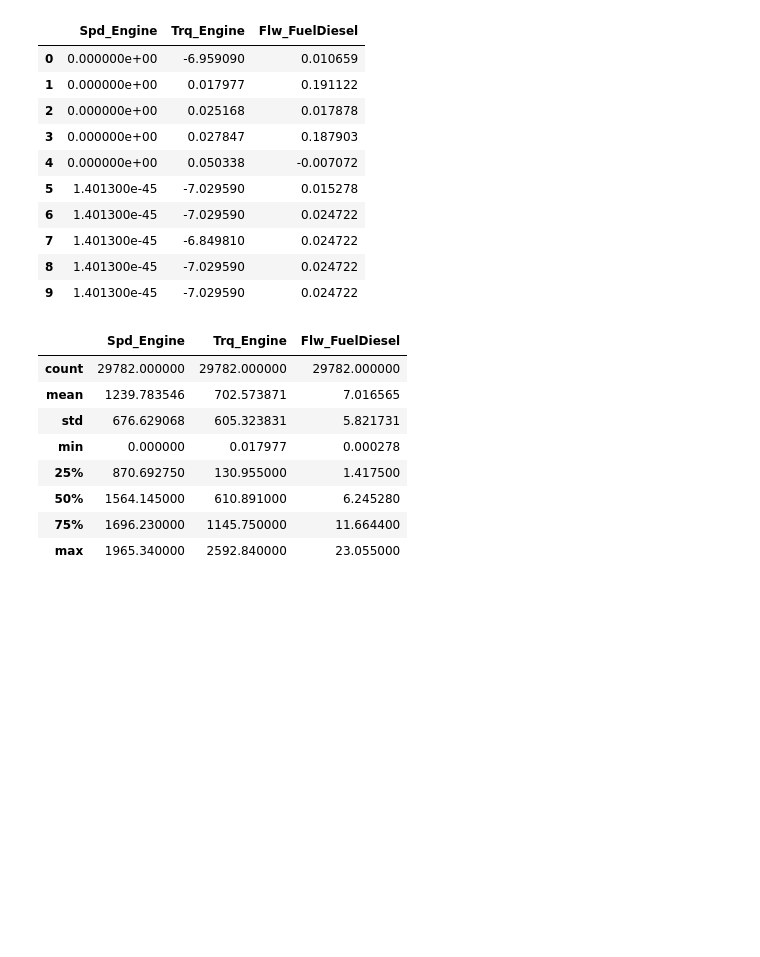
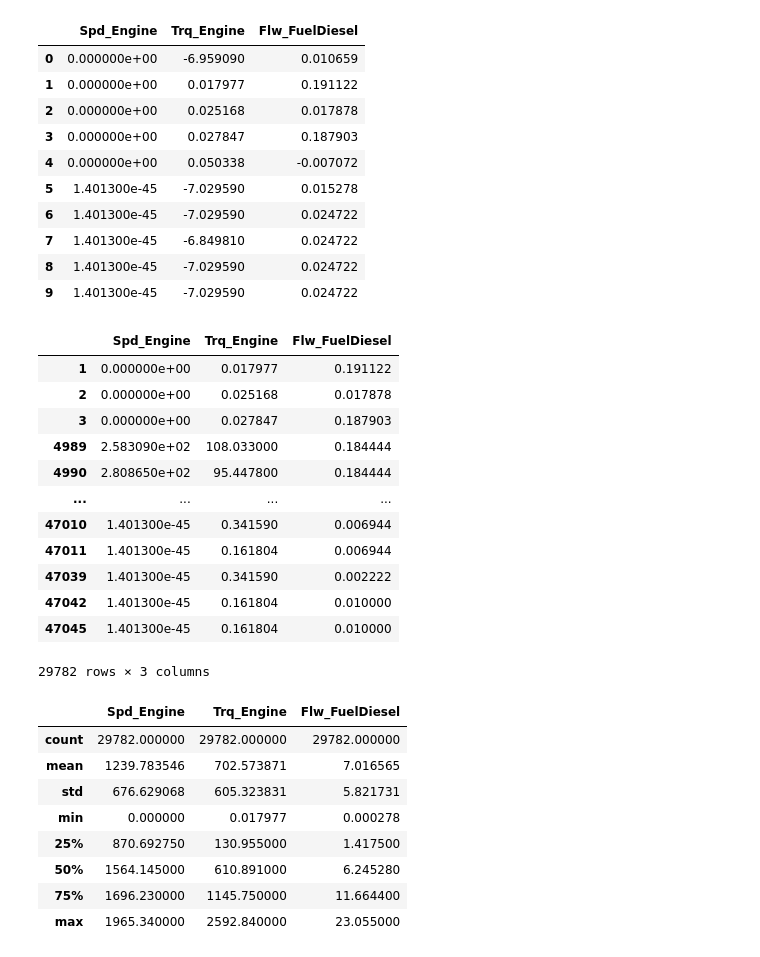
Before and after one commit to cooperhankun/Deep_learning, a Jupyter notebook: project/panta_test.ipynb, the cells around one changed output. Cells and saved outputs as stored; diff of their text form; code cells hidden in the pictures; blank space fills up the shorter version.

```diff
--- a/project/panta_test.ipynb
+++ b/project/panta_test.ipynb
@@ -22,6 +22,22 @@ df_penta_test.head(10)
 | 9 | 1.401300e-45 | -7.029590 | 0.024722 |
 # %%
 df_penta_test = df_penta_test.loc[(df_penta_test.Trq_Engine > 0) & (df_penta_test.Flw_FuelDiesel > 0)]
+# %%
+df_penta_test
+# %% [output]
+|  | Spd_Engine | Trq_Engine | Flw_FuelDiesel |
+| 1 | 0.000000e+00 | 0.017977 | 0.191122 |
+| 2 | 0.000000e+00 | 0.025168 | 0.017878 |
+| 3 | 0.000000e+00 | 0.027847 | 0.187903 |
+| 4989 | 2.583090e+02 | 108.033000 | 0.184444 |
+| 4990 | 2.808650e+02 | 95.447800 | 0.184444 |
+| ... | ... | ... | ... |
+| 47010 | 1.401300e-45 | 0.341590 | 0.006944 |
+| 47011 | 1.401300e-45 | 0.161804 | 0.006944 |
+| 47039 | 1.401300e-45 | 0.341590 | 0.002222 |
+| 47042 | 1.401300e-45 | 0.161804 | 0.010000 |
+| 47045 | 1.401300e-45 | 0.161804 | 0.010000 |
+29782 rows × 3 columns
 # %%
 df_penta_test.describe()
 # %% [output]
```
Also changed, not shown: parts of 7 cells of this notebook, 12 other files.
